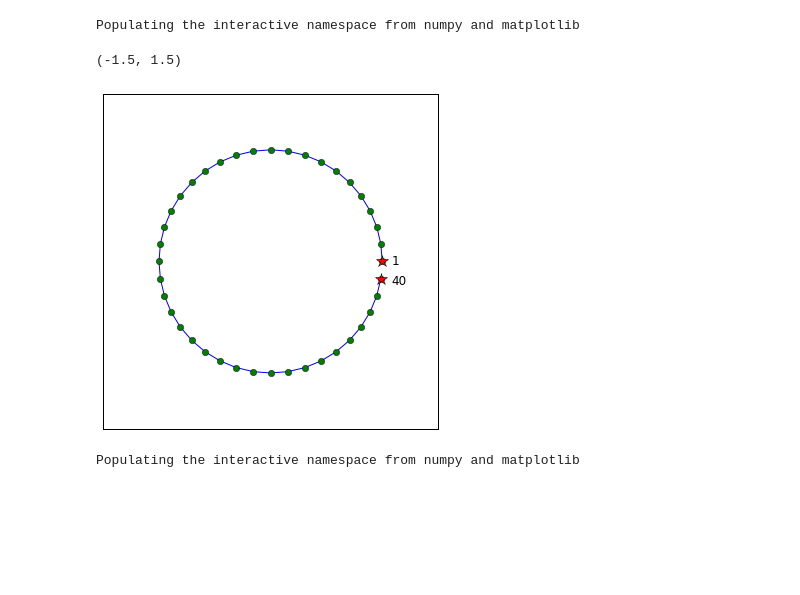
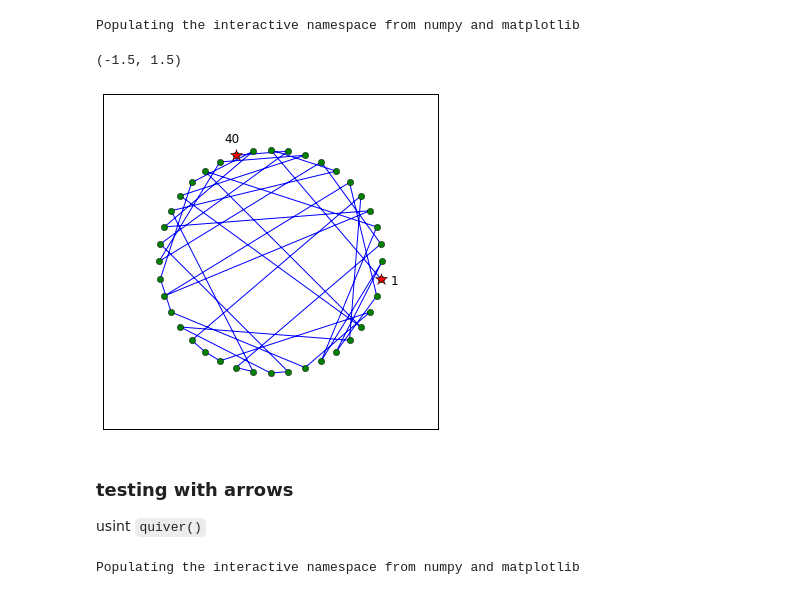
Before and after one commit to delsuc/test1, a Jupyter notebook: permut-pictures.ipynb, the cells around one changed output. Drawn from its saved outputs; the diff is of its cells as text; code cells hidden in the pictures; blank space fills up the shorter version.

```diff
--- a/permut-pictures.ipynb
+++ b/permut-pictures.ipynb
@@ -0,0 +5,18 @@
+# %%
+%pylab inline
+figsize(6,6)
+N = 25
+a = 2*pi/N
+tt = arange(N)
+qq = tt
+X = cos(a*qq)
+Y = sin(a*qq)
+plot(X,Y)
+plot(X,Y,'o')
+plot(X[[0,N-1]],Y[[0,N-1]],'*',markersize=12)
+for i in [0,N-1]: #range(N):
+    text(1.15*X[i]-0.05,1.15*Y[i]-0.03,str(i+1),fontsize=12)
+xticks([])
+yticks([])
+xlim([-1.5,1.5])
+ylim([-1.5,1.5])
@@ -1,25 +27,28 @@
 # %%
 %pylab inline
 figsize(6,6)
 N = 40
 a = 2*pi/N
 tt = arange(N)
-qq = tt #random.permutation(tt)
+qq = random.permutation(tt)
 X = cos(a*qq)
 Y = sin(a*qq)
 plot(X,Y)
 plot(X,Y,'o')
 plot(X[[0,N-1]],Y[[0,N-1]],'*',markersize=12)
 for i in [0,N-1]: #range(N):
     text(1.15*X[i]-0.05,1.15*Y[i]-0.03,str(i+1),fontsize=12)
 xticks([])
 yticks([])
 xlim([-1.5,1.5])
 ylim([-1.5,1.5])
 # %% [output]
 Populating the interactive namespace from numpy and matplotlib
 (-1.5, 1.5)
-[figure, old version]
+[figure, new version]
+# %% [markdown]
+### testing with arrows
+usint `quiver()`
 # %%
 %pylab inline
 figsize(6,6)
```
Also changed, not shown: parts of 5 cells of this notebook.
